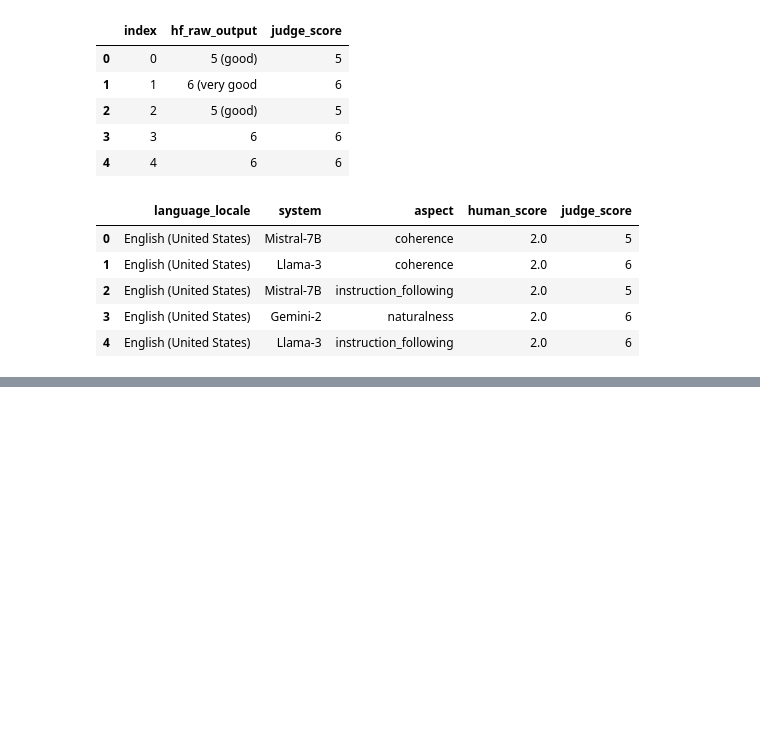
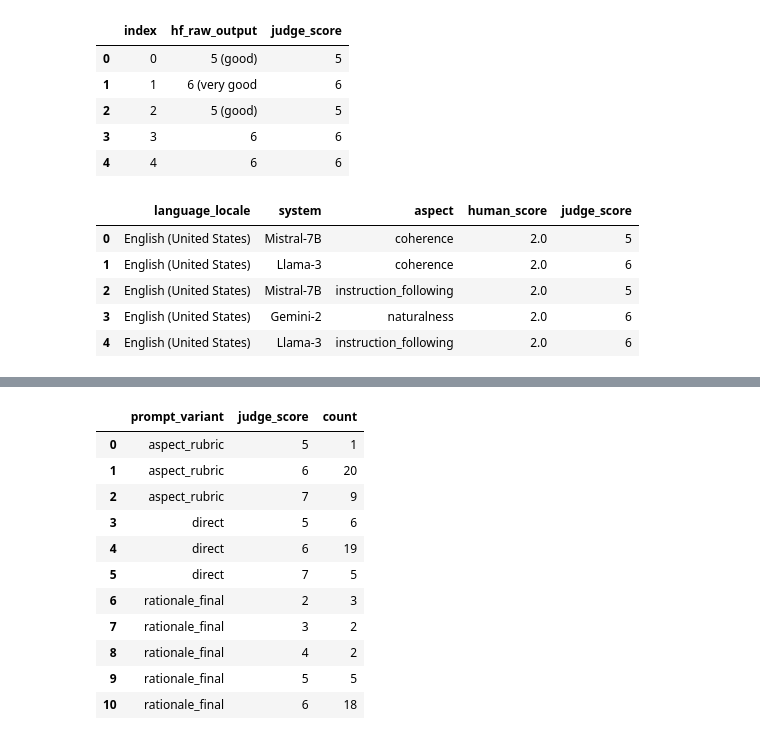
Before and after one commit to NhAnh278/llm-as-a-judge-praktikum, a Jupyter notebook: notebooks/Nhat_Anh_Hoang_analysis.ipynb, the cells around one changed output, grey strips where cells are left out. Cells and saved outputs as stored; diff of their text form; code cells hidden in the pictures; blank space fills up the shorter version.

```diff
--- a/notebooks/Nhat_Anh_Hoang_analysis.ipynb
+++ b/notebooks/Nhat_Anh_Hoang_analysis.ipynb
@@ -1580,0 +1872,22 @@ df_hf_judge[
+# %%
+score_dist = (
+    df_prompt_all
+    .groupby(["prompt_variant", "judge_score"])
+    .size()
+    .reset_index(name="count")
+)
+
+score_dist
+# %% [output]
+|  | prompt_variant | judge_score | count |
+| 0 | aspect_rubric | 5 | 1 |
+| 1 | aspect_rubric | 6 | 20 |
+| 2 | aspect_rubric | 7 | 9 |
+| 3 | direct | 5 | 6 |
+| 4 | direct | 6 | 19 |
+| 5 | direct | 7 | 5 |
+| 6 | rationale_final | 2 | 3 |
+| 7 | rationale_final | 3 | 2 |
+| 8 | rationale_final | 4 | 2 |
+| 9 | rationale_final | 5 | 5 |
+| 10 | rationale_final | 6 | 18 |
```
Also changed, not shown: parts of 14 cells of this notebook.
